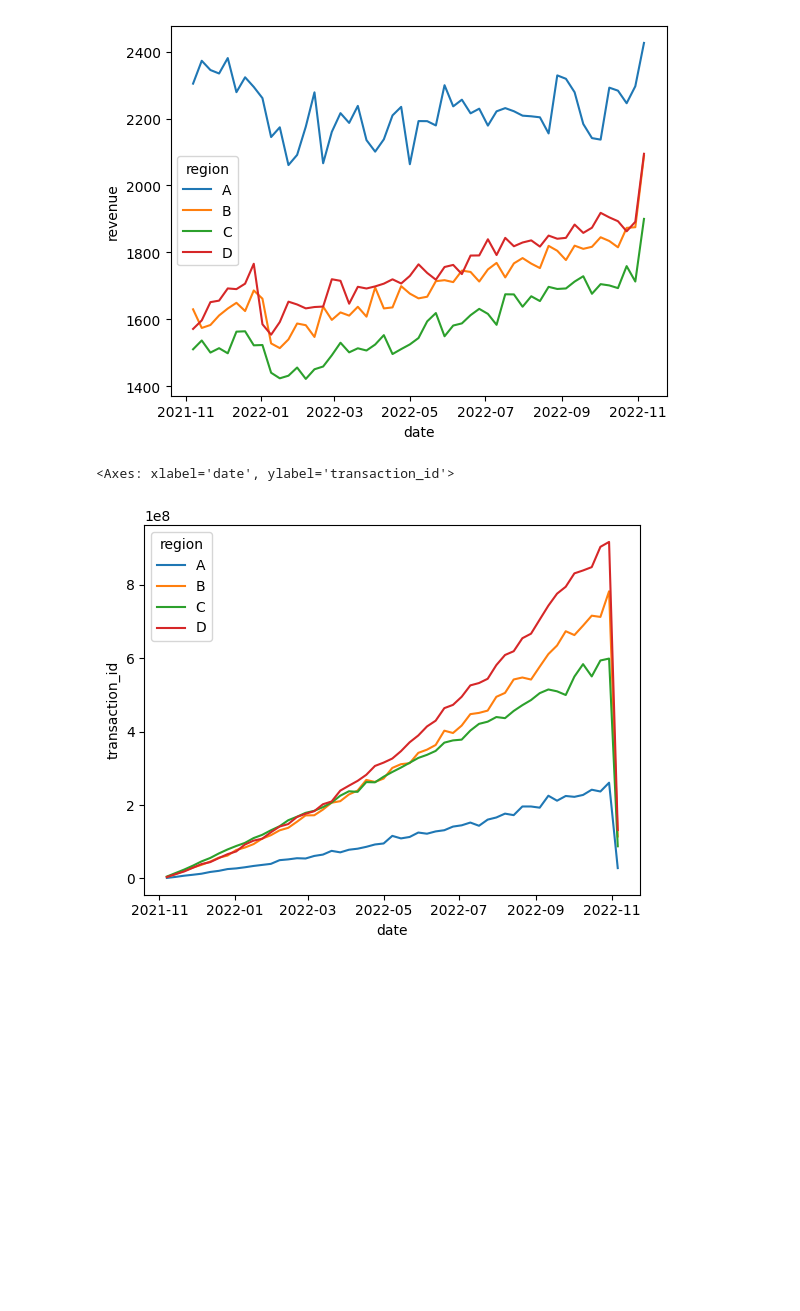
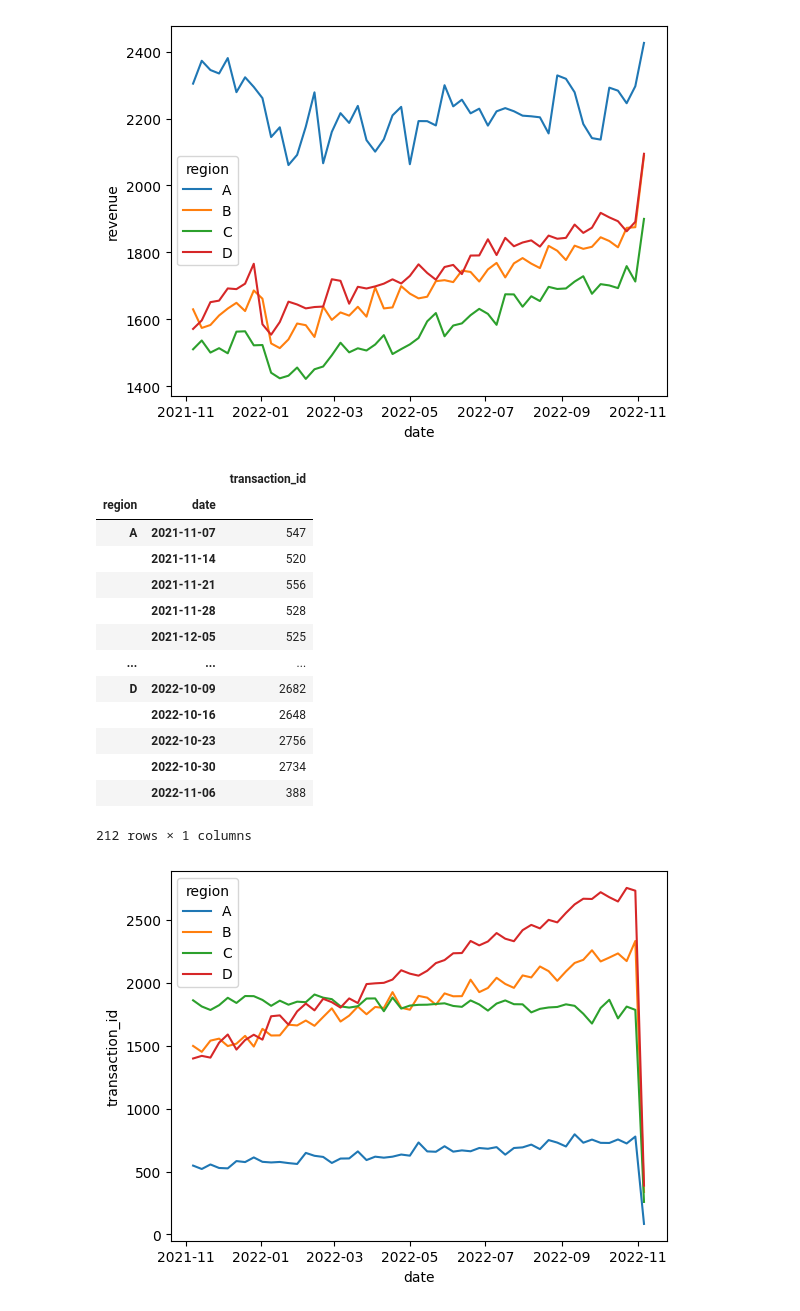
Before and after one commit to timstr97/business-analytics-case-study, a Jupyter notebook: sandbox/patrick/analyse_downtime.ipynb, the cells around one changed output. Cells and saved outputs as stored; diff of their text form; code cells hidden in the pictures; blank space fills up the shorter version.

```diff
--- a/sandbox/patrick/analyse_downtime.ipynb
+++ b/sandbox/patrick/analyse_downtime.ipynb
@@ -176,9 +191,23 @@ sns.lineplot(data=rev_per_week_vis, x="date", y="revenue", hue="region")
 <Axes: xlabel='date', ylabel='revenue'>
 [figure]
 # %%
-trans_per_week_vis = df_reg_main.groupby(["region", pd.Grouper(key="date", freq="1W")]).agg({"transaction_id": "sum"})
+trans_per_week_vis = df_reg_main.groupby(["region", pd.Grouper(key="date", freq="1W")]).agg({"transaction_id": "count"})
 sns.lineplot(data=trans_per_week_vis, x="date", y="transaction_id", hue="region")
+trans_per_week_vis
 # %% [output]
+|  |  | transaction_id |
+| region | date |  |
+| A | 2021-11-07 | 547 |
+|  | 2021-11-14 | 520 |
+|  | 2021-11-21 | 556 |
+|  | 2021-11-28 | 528 |
+|  | 2021-12-05 | 525 |
+| ... | ... | ... |
+| D | 2022-10-09 | 2682 |
+|  | 2022-10-16 | 2648 |
+|  | 2022-10-23 | 2756 |
+|  | 2022-10-30 | 2734 |
+|  | 2022-11-06 | 388 |
-<Axes: xlabel='date', ylabel='transaction_id'>
+212 rows × 1 columns
-[figure, old version]
+[figure, new version]
 # %%
```
Also changed, not shown: parts of 28 cells of this notebook, 2 other files.
